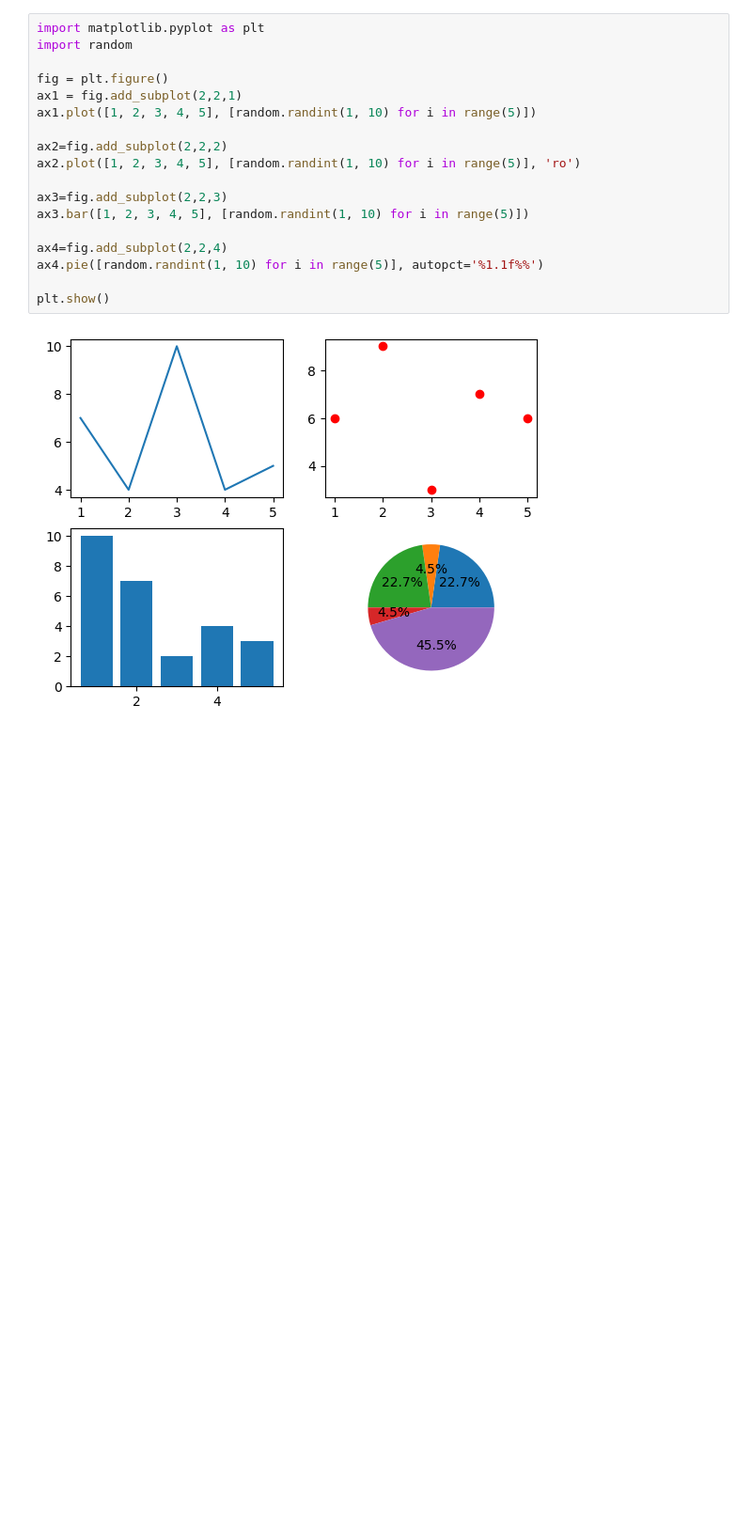
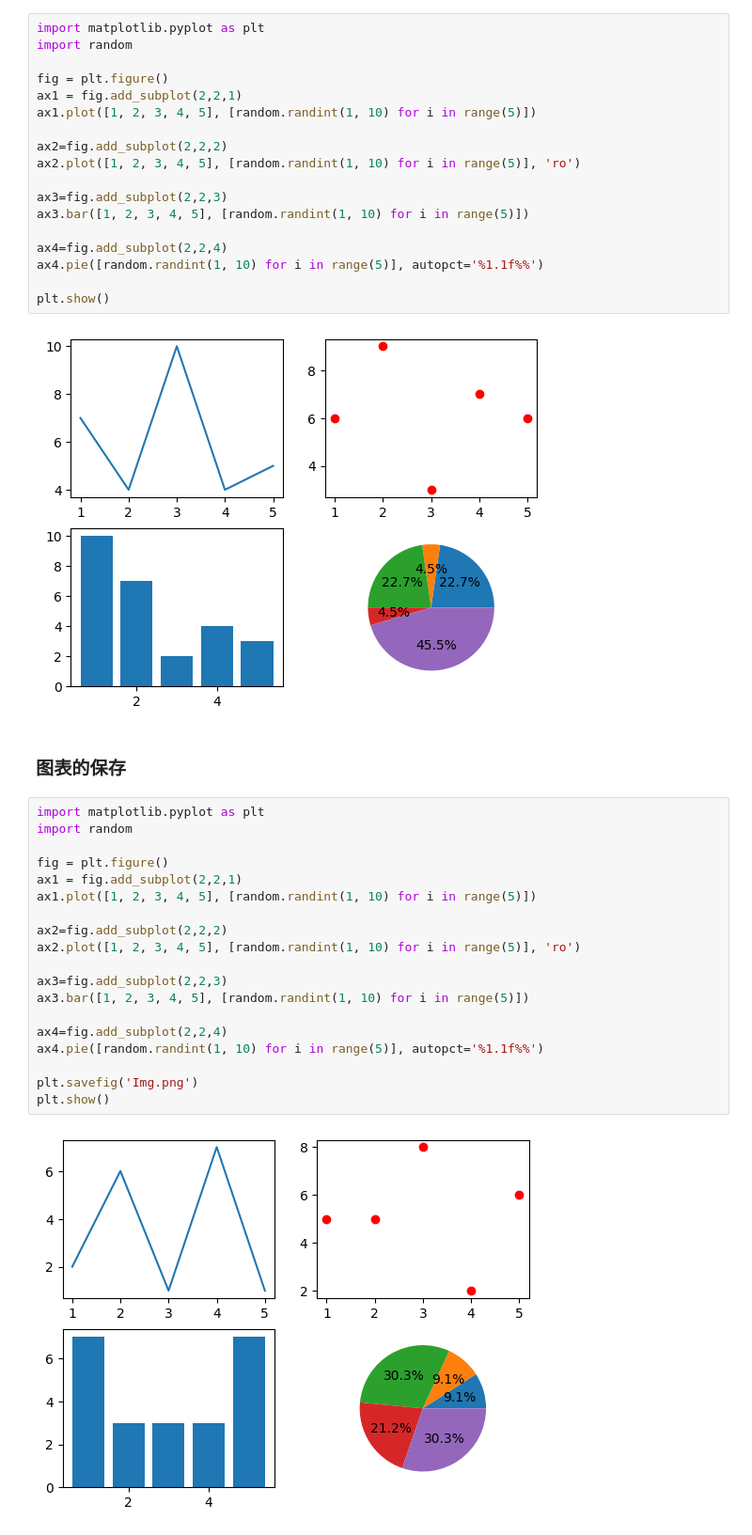
Before and after one commit to Fade-Smile/Basic-of-Data-Analyst, a Jupyter notebook: Matplotlib/04-绘制子图.ipynb, the cells around one changed output. Shown at 94% size. Cells and saved outputs as stored; diff of their text form; blank space fills up the shorter version.

```diff
--- a/Matplotlib/04-绘制子图.ipynb
+++ b/Matplotlib/04-绘制子图.ipynb
@@ -72,3 +72,26 @@ ax4.pie([random.randint(1, 10) for i in range(5)], autopct='%1.1f%%')
 plt.show()
 # %% [output]
 [figure]
+# %% [markdown]
+### 图表的保存
+# %%
+import matplotlib.pyplot as plt
+import random
+
+fig = plt.figure()
+ax1 = fig.add_subplot(2,2,1)
+ax1.plot([1, 2, 3, 4, 5], [random.randint(1, 10) for i in range(5)])
+
+ax2=fig.add_subplot(2,2,2)
+ax2.plot([1, 2, 3, 4, 5], [random.randint(1, 10) for i in range(5)], 'ro')
+
+ax3=fig.add_subplot(2,2,3)
+ax3.bar([1, 2, 3, 4, 5], [random.randint(1, 10) for i in range(5)])
+
+ax4=fig.add_subplot(2,2,4)
+ax4.pie([random.randint(1, 10) for i in range(5)], autopct='%1.1f%%')
+
+plt.savefig('Img.png')
+plt.show()
+# %% [output]
+[figure, added]
```
